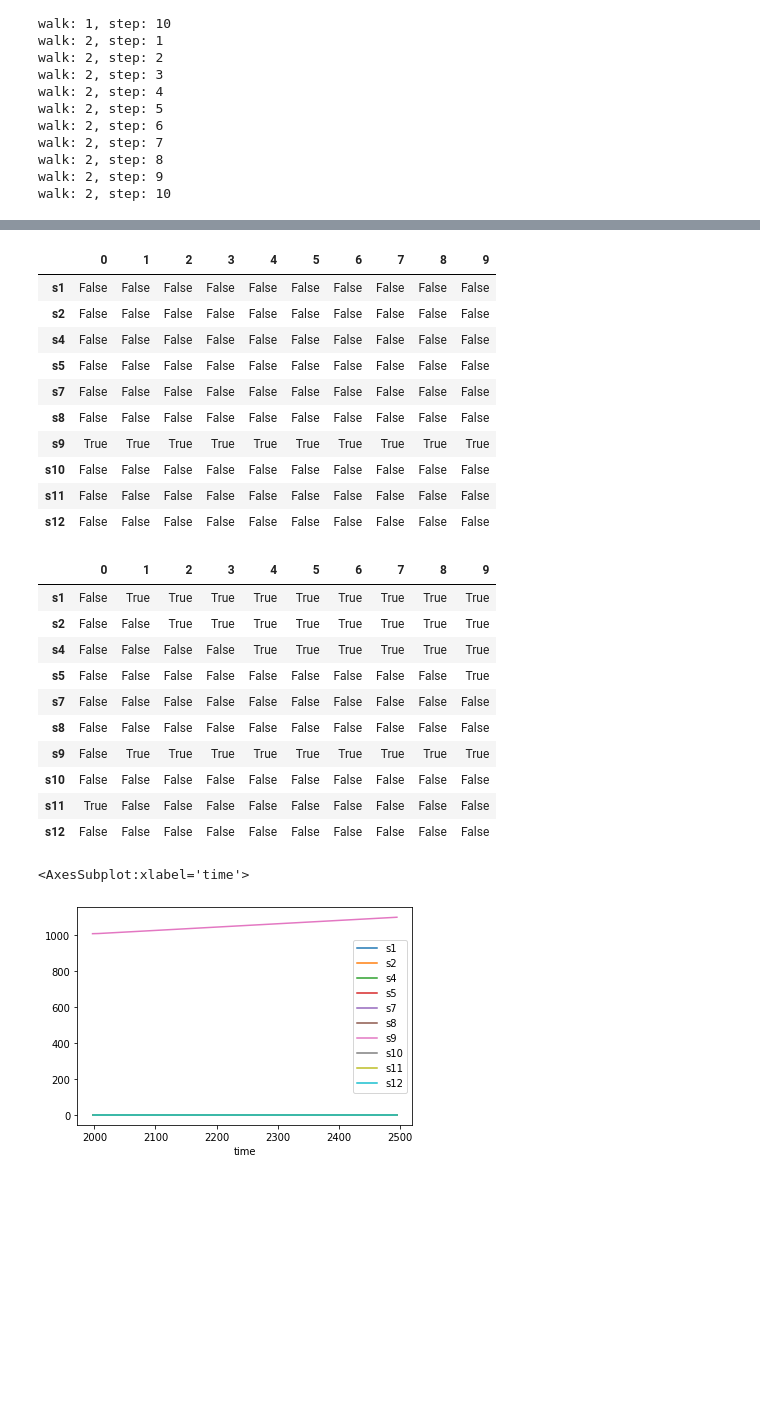
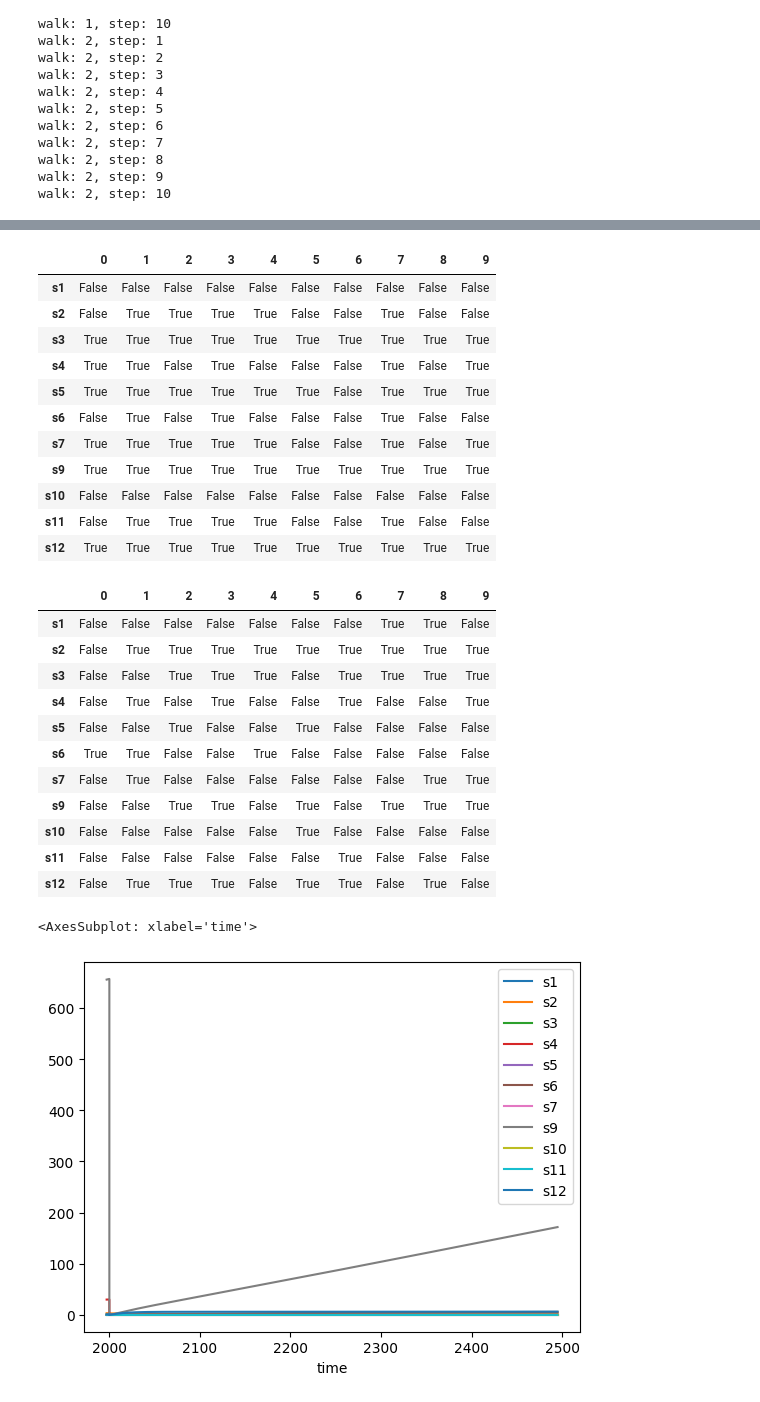
Before and after one commit to pmaldona/pyRN, a Jupyter notebook: notebooks/Simulator and Random Walks.ipynb, the cells around one changed output, grey strips where cells are left out. Saved outputs shown, nothing was run; the diff lists cells and outputs as text; code cells hidden in the pictures; blank space fills up the shorter version.

```diff
--- a/notebooks/Simulator and Random Walks.ipynb
+++ b/notebooks/Simulator and Random Walks.ipynb
@@ -372,33 +375,35 @@ RN.RwListDictDf[0]['a']
 # %%
-RN.RwListDictDf[0]['ac']
+RN.RwMakListDictDf[0]['ac']
 # %% [output]
 |  | 0 | 1 | 2 | 3 | 4 | 5 | 6 | 7 | 8 | 9 |
 | s1 | False | False | False | False | False | False | False | False | False | False |
-| s2 | False | False | False | False | False | False | False | False | False | False |
-| s4 | False | False | False | False | False | False | False | False | False | False |
-| s5 | False | False | False | False | False | False | False | False | False | False |
-| s7 | False | False | False | False | False | False | False | False | False | False |
-| s8 | False | False | False | False | False | False | False | False | False | False |
+| s2 | False | True | True | True | True | False | False | True | False | False |
+| s3 | True | True | True | True | True | True | True | True | True | True |
+| s4 | True | True | False | True | False | False | False | True | False | True |
+| s5 | True | True | True | True | True | True | False | True | True | True |
+| s6 | False | True | False | True | False | False | False | True | False | False |
+| s7 | True | True | True | True | True | False | False | True | False | True |
 | s9 | True | True | True | True | True | True | True | True | True | True |
 | s10 | False | False | False | False | False | False | False | False | False | False |
-| s11 | False | False | False | False | False | False | False | False | False | False |
-| s12 | False | False | False | False | False | False | False | False | False | False |
+| s11 | False | True | True | True | True | False | False | True | False | False |
+| s12 | True | True | True | True | True | True | True | True | True | True |
 # %%
-RN.RwListDictDf[0]['u']
+RN.RwMakListDictDf[0]['u']
 # %% [output]
 |  | 0 | 1 | 2 | 3 | 4 | 5 | 6 | 7 | 8 | 9 |
-| s1 | False | True | True | True | True | True | True | True | True | True |
-| s2 | False | False | True | True | True | True | True | True | True | True |
-| s4 | False | False | False | False | True | True | True | True | True | True |
-| s5 | False | False | False | False | False | False | False | False | False | True |
-| s7 | False | False | False | False | False | False | False | False | False | False |
-| s8 | False | False | False | False | False | False | False | False | False | False |
-| s9 | False | True | True | True | True | True | True | True | True | True |
-| s10 | False | False | False | False | False | False | False | False | False | False |
-| s11 | True | False | False | False | False | False | False | False | False | False |
-| s12 | False | False | False | False | False | False | False | False | False | False |
+| s1 | False | False | False | False | False | False | False | True | True | False |
+| s2 | False | True | True | True | True | True | True | True | True | True |
+| s3 | False | False | True | True | True | False | True | True | True | True |
+| s4 | False | True | False | True | False | False | True | False | False | True |
+| s5 | False | False | True | False | False | True | False | False | False | False |
+| s6 | True | True | False | False | True | False | False | False | False | False |
+| s7 | False | True | False | False | False | False | False | False | True | True |
+| s9 | False | False | True | True | False | True | False | True | True | True |
+| s10 | False | False | False | False | False | True | False | False | False | False |
+| s11 | False | False | False | False | False | False | True | False | False | False |
+| s12 | False | True | True | True | False | True | True | False | True | False |
 # %%
-RN.RwListDictDf[0]['sim'][2]['con'].plot()
+RN.RwMakListDictDf[0]['sim'][2]['con'].plot()
 # %% [output]
-<AxesSubplot:xlabel='time'>
+<AxesSubplot: xlabel='time'>
-[figure, old version]
+[figure, new version]
```
Also changed, not shown: parts of 21 cells of this notebook, 19 other files.
